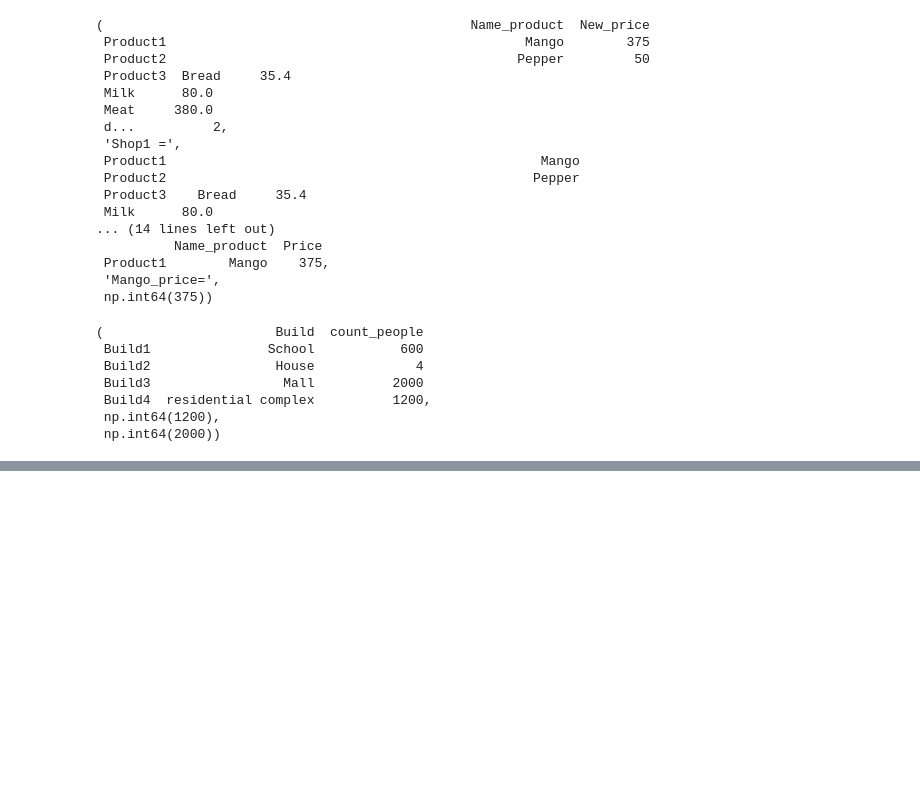
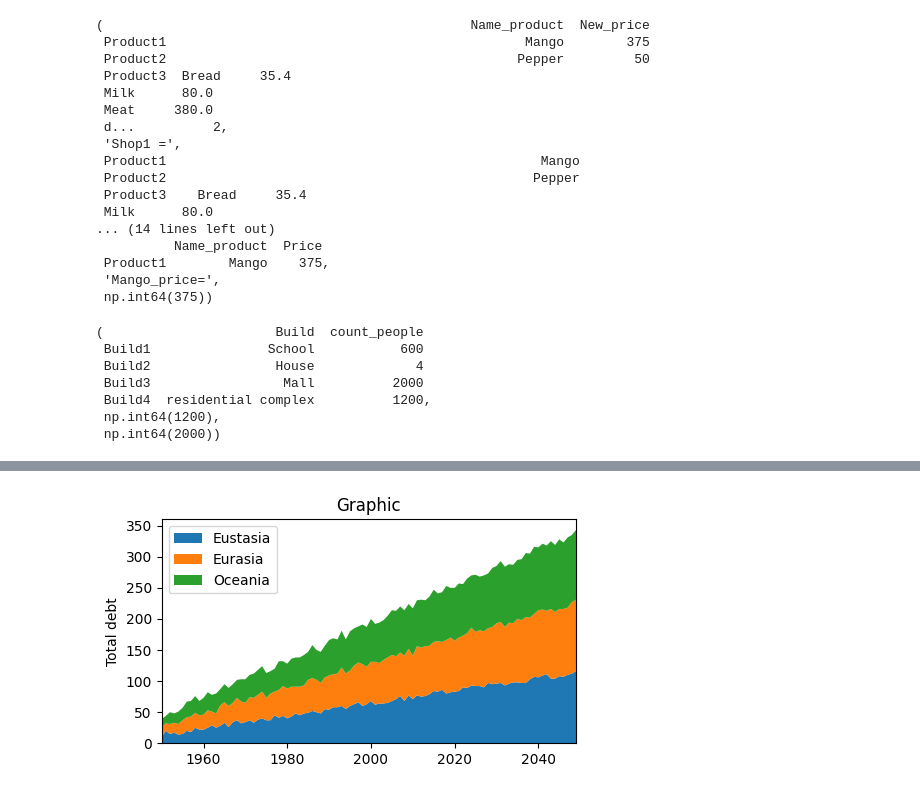
Before and after one commit to 12hennesy17/MLtask, a Jupyter notebook: homeworks/HW02/HW02.ipynb, the cells around one changed output, grey strips where cells are left out. Saved outputs shown, nothing was run; the diff lists cells and outputs as text; code cells hidden in the pictures; blank space fills up the shorter version.

```diff
--- a/homeworks/HW02/HW02.ipynb
+++ b/homeworks/HW02/HW02.ipynb
@@ -76,0 +339,18 @@ array([[0.69646919, 0.28613933],
+# %%
+rng = np.arange(100)
+rnd = rand.randint(10, 20, size=(3, rng.size))
+yrs = 1950 + rng
+fig, ax = plt.subplots(figsize=(5,3)) #создаем полотно заданным размером
+ax.stackplot(yrs, rng + rnd, labels=["Eustasia", "Eurasia", "Oceania"])
+#это функция из библиотеки Matplotlib, предназначенная для построения стекового (накопительного) графика.
+ax.set_title("Graphic")
+ax.legend(loc="best") # это метод из библиотеки Matplotlib, который добавляет легенду (пояснительную таблицу) к графику,
+#построенному с использованием объектно-ориентированного интерфейса (через объект Axes).
+#Параметр loc задаёт положение легенды на графике
+ax.set_ylabel("Total debt")
+ax.set_xlim(xmin=yrs[0], xmax=yrs[-1])
+fig.tight_layout() # более компактное раположение элементов графиков
+
+plt.show()
+# %% [output]
+[figure, added]
```
Also changed, not shown: parts of 34 cells of this notebook, 3 other files.
